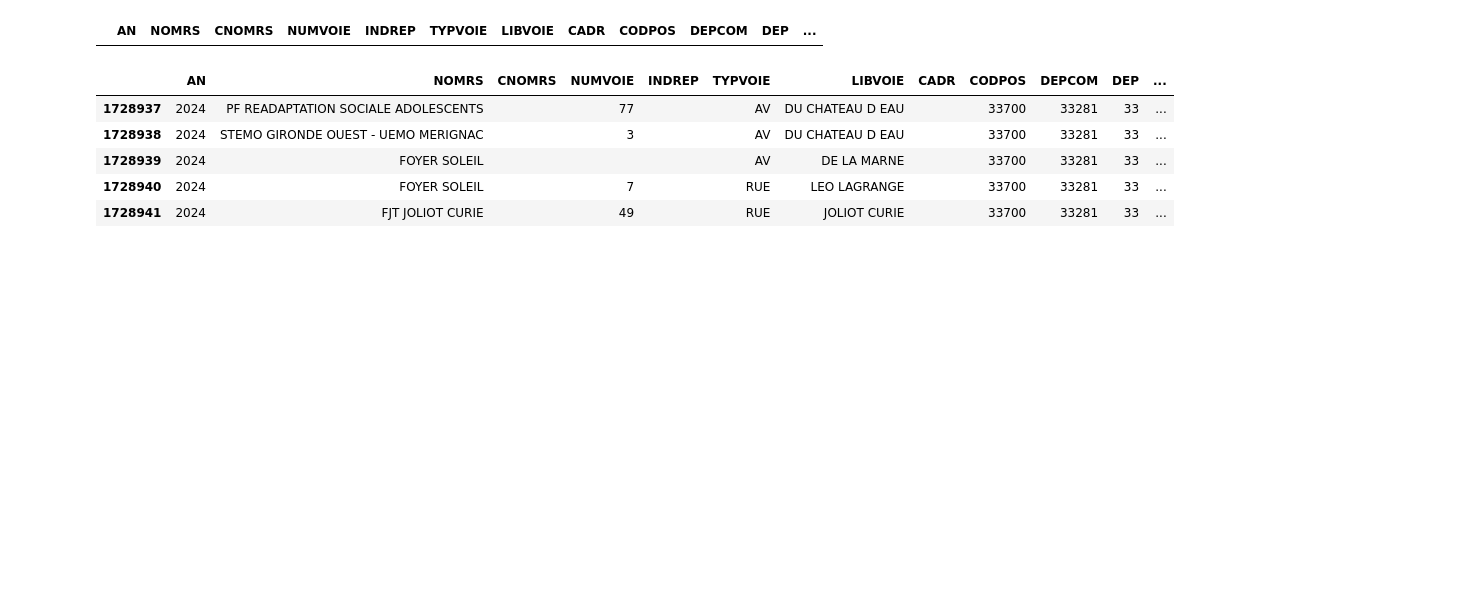
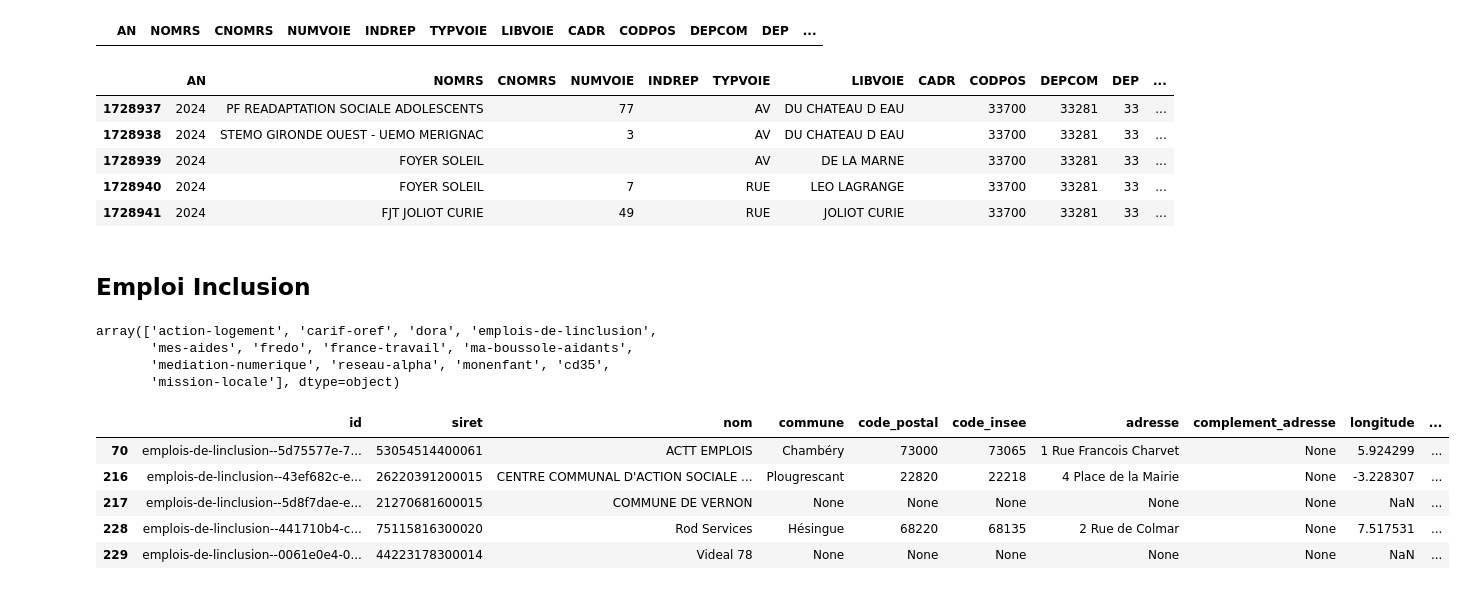
Before and after one commit to jbesan/13_odis_stream2, a Jupyter notebook: notebooks/odis_check_data.ipynb, the cells around one changed output. Drawn from its saved outputs; the diff is of its cells as text; code cells hidden in the pictures; blank space fills up the shorter version.

```diff
--- a/notebooks/odis_check_data.ipynb
+++ b/notebooks/odis_check_data.ipynb
@@ -455,3 +455,5 @@ heber_tous[heber_tous.DEPCOM == "33281"]
 | 1728939 | 2024 | FOYER SOLEIL |  |  |  | AV | DE LA MARNE |  | 33700 | 33281 | 33 | ... |
 | 1728940 | 2024 | FOYER SOLEIL |  | 7 |  | RUE | LEO LAGRANGE |  | 33700 | 33281 | 33 | ... |
 | 1728941 | 2024 | FJT JOLIOT CURIE |  | 49 |  | RUE | JOLIOT CURIE |  | 33700 | 33281 | 33 | ... |
+# %% [markdown]
+## Emploi Inclusion
@@ -457,0 +462,17 @@ heber_tous[heber_tous.DEPCOM == "33281"]
+# %%
+str_inc.source.unique()
+# %% [output]
+array(['action-logement', 'carif-oref', 'dora', 'emplois-de-linclusion',
+       'mes-aides', 'fredo', 'france-travail', 'ma-boussole-aidants',
+       'mediation-numerique', 'reseau-alpha', 'monenfant', 'cd35',
+       'mission-locale'], dtype=object)
+# %%
+str_inc = str_inc[str_inc.source == 'emplois-de-linclusion']
+str_inc.head()
+# %% [output]
+|  | id | siret | nom | commune | code_postal | code_insee | adresse | complement_adresse | longitude | ... |
+| 70 | emplois-de-linclusion--5d75577e-7... | 53054514400061 | ACTT EMPLOIS | Chambéry | 73000 | 73065 | 1 Rue Francois Charvet | None | 5.924299 | ... |
+| 216 | emplois-de-linclusion--43ef682c-e... | 26220391200015 | CENTRE COMMUNAL D'ACTION SOCIALE ... | Plougrescant | 22820 | 22218 | 4 Place de la Mairie | None | -3.228307 | ... |
+| 217 | emplois-de-linclusion--5d8f7dae-e... | 21270681600015 | COMMUNE DE VERNON | None | None | None | None | None | NaN | ... |
+| 228 | emplois-de-linclusion--441710b4-c... | 75115816300020 | Rod Services | Hésingue | 68220 | 68135 | 2 Rue de Colmar | None | 7.517531 | ... |
+| 229 | emplois-de-linclusion--0061e0e4-0... | 44223178300014 | Videal 78 | None | None | None | None | None | NaN | ... |
```
Also changed, not shown: parts of 20 cells of this notebook, 30 other files.
